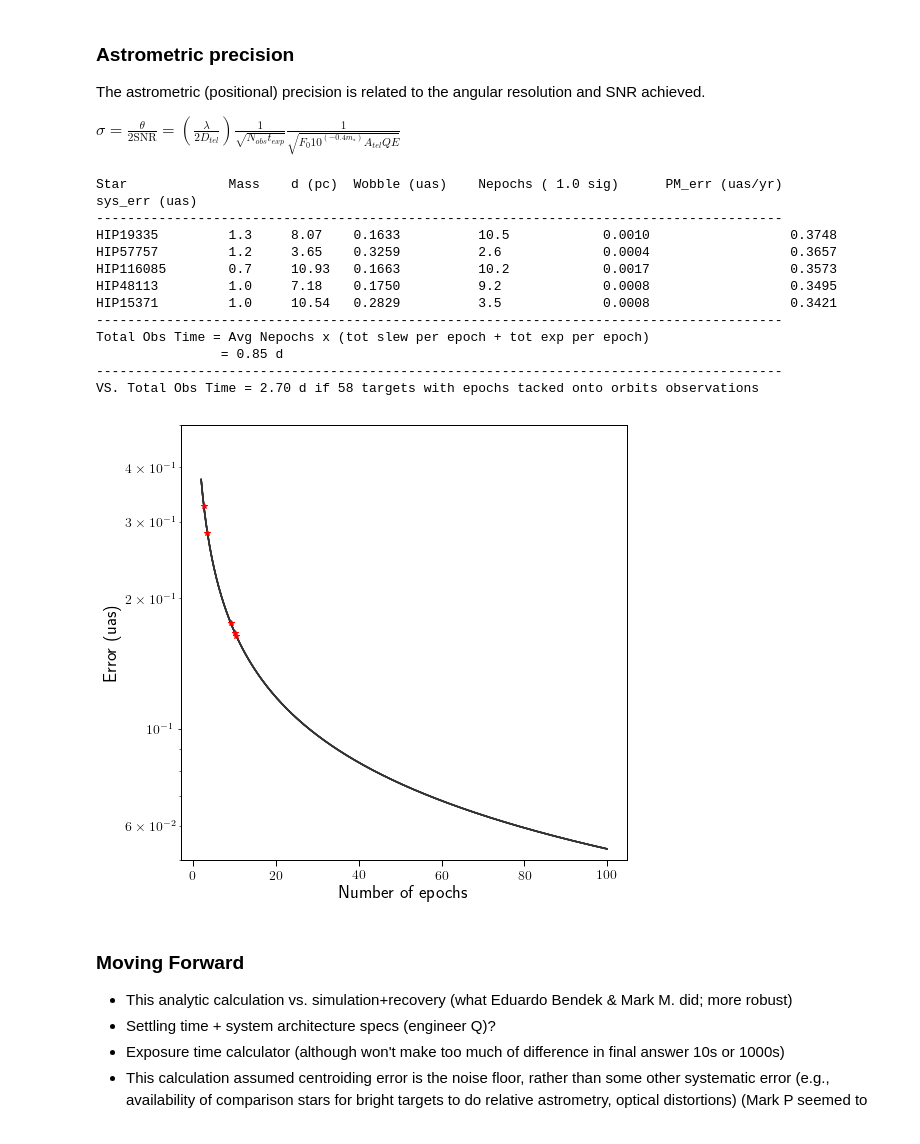
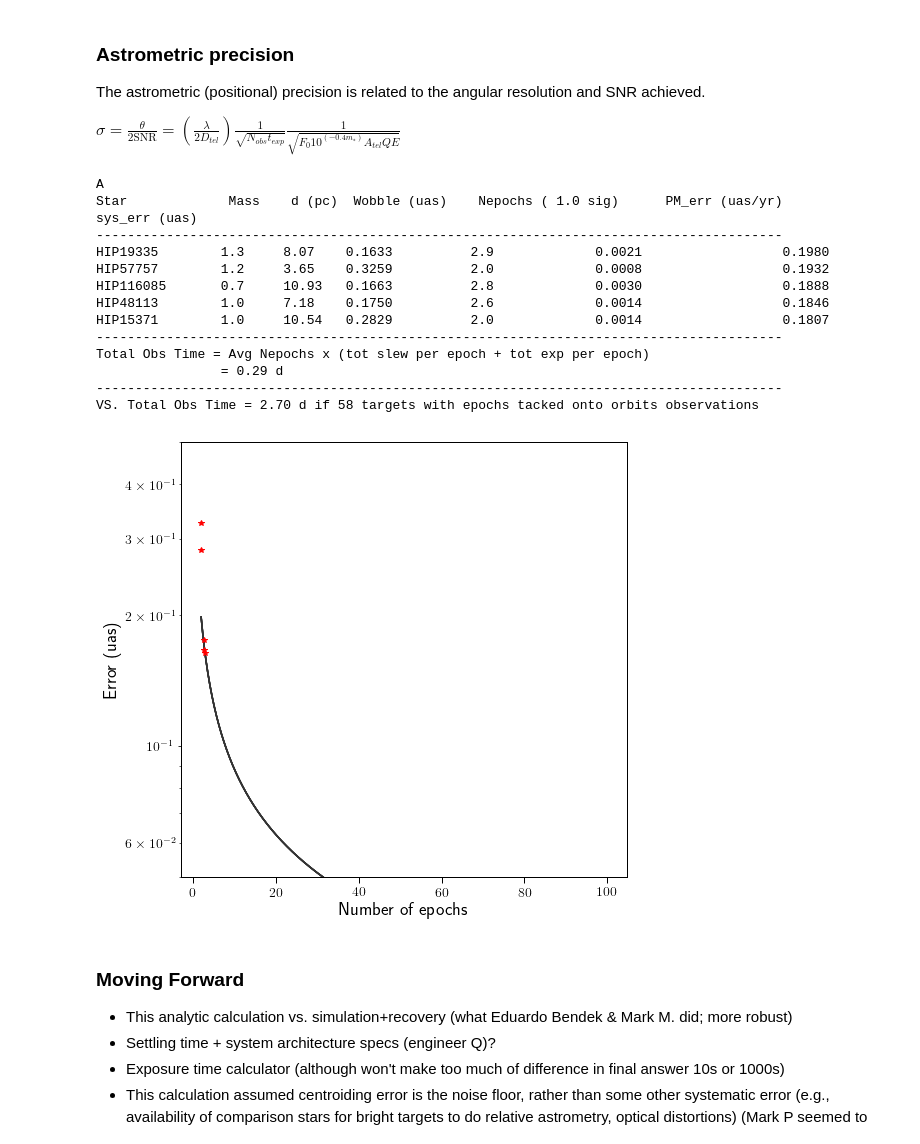
Before and after one commit to jlustigy/luvoir_hec_drm, a Jupyter notebook: astrometry.ipynb, the cells around one changed output. Saved outputs shown, nothing was run; the diff lists cells and outputs as text; code cells hidden in the pictures.

```diff
--- a/astrometry.ipynb
+++ b/astrometry.ipynb
@@ -533,40 +1192,0 @@ plt.show()
-# %%
-# Reproduce Mark Postman's plot for consistency check
-
-d_test = np.linspace(1, 40, 100) # distance array
-apparent_mags = get_apparent_mag(d_test, abs_mag=4.83) #apparent magnitude of sunlike star at different distances
-
-sys_error = dict({'A':0.28, 'B': 0.53}) #micro-arcseconds
-F0 = get_photon_flux(0.) #get flux [phot m^-2 s^-1] of 0th magnitude star
-#F0 = 1000*5500.*1e4 #phot m^-2 s^-1
-#F0 = get_F0_AB(5500.)
-print("Photon flux [phot m^-2 s^-1] of 0th magnitude star (Vega): {}".format(F0))
-
-
-ms = 1.0
-mp = np.array([0.8, 1.0, 10.])
-
-plt.figure(figsize=(8,8))
-for ii in range(len(mp)):
-    plt.plot(d_test, get_astrometric_amplitude(mp[ii], ms, 1.0, d_test), lw=3-ii,
-             label="{} $M_E$".format(mp[ii]))
-
-for arch in ['A', 'B']:
-    dia, area, t_exp = get_telescope_architecture(arch)
-    print("Arch {} has d={}, A={}, t={}".format(arch, dia, area, t_exp))
-    f_equiv = get_equivalent_flux(apparent_mags, F0=F0, A_tel=area)
-    sigmas = get_astrometric_precision(f_equiv, t_exp, d_tel=dia)
-    pm_errors = get_pm_error(sigmas) * 1e6
-
-    #plt.plot(d_test, sigmas*180/np.pi * 3600.*1e6, '--', label='single-epoch uncertainty')
-    plt.plot(d_test, pm_errors, '--', label='Obs. uncertainty {}'.format(arch))
-    plt.axhline(sys_error[arch], alpha=0.4, lw=7, label='Systematic error {}'.format(arch))
-    #plt.plot(d_interesting, pm_errors_interesting*1e6, 'o')
-plt.yscale('log')
-plt.ylabel('Astrometric Amplitude ($\mu$as)')
-plt.xlabel('Distance (pc)')
-plt.xlim((d_test[0], d_test[-1]))
-#plt.ylim((0.001, 100.))
-plt.legend()
-
-print(get_astrometric_amplitude(1.0, 1.0, 1.0, 10.))
@@ -596,10 +1213,12 @@ Nepochs = np.arange(2, 100, 0.1)
 epochs_needed = mag_interesting*0.0
 
 sigma_d=1.
+arch='A'
+print(arch)
 print("""Star\t\t Mass\t d (pc)\t Wobble (uas)\t Nepochs ( {:.1f} sig)\t PM_err (uas/yr)\t sys_err (uas)
 ----------------------------------------------------------------------------------------""".format(sigma_d))
 for jj in range(len(sigmas_interesting)):
-    pm_errors_interesting = get_pm_error(sigmas_interesting[jj], Nepochs=Nepochs, dt=2.) * 1e6
+    pm_errors_interesting = np.array([get_pm_error(sigmas_interesting[jj], Nepochs=Ne, t_tot=2.) for Ne in Nepochs]) * 1e6
     sys_errors = sys_error[arch] / np.sqrt(Nepochs)
     tot_errors = np.sqrt(pm_errors_interesting**2 + sys_errors**2)
 #Nepochs_interesting = get_Nepochs(wobble_interesting*1e-6, sigmas_interesting, dt=2.)
@@ -609,40 +1228,41 @@ for jj in range(len(sigmas_interesting)):
 
     print("{}\t{}\t{:.2f}\t{:.4f}\t\t{:.1f}\t\t{:.4f}\t\t\t{:.4f}".format(obj_names[jj], stellar_masses[jj],
                                                                            stellar_distances[jj], wobble_interesting[jj],
                                                                                          epochs_needed[jj],
                                                                                         pm_errors_interesting[jj], sys_errors[jj]))
 plt.plot(epochs_needed, wobble_interesting, "r*")
 plt.yscale('log')
 plt.ylabel('Error (uas)')
 plt.xlabel('Number of epochs')
 #plt.legend()
 plt.ylim((0.05, .5))
 
 
 
 # assuming 100s exposures per epoch, avg # of epochs needed, and total slew time per epoch,
 # the total telescope time needed is roughly (settling time not accounted for)
 tot_time = np.nanmean(epochs_needed) * (300./60.*5 + 144.41) / 60. / 24.
 #tot_time_58 = np.nanmean(epochs_needed) * (300./60.*58 + 10.*58) / 60. / 24.
 print("""----------------------------------------------------------------------------------------
 Total Obs Time = Avg Nepochs x (tot slew per epoch + tot exp per epoch)
                 = {:.2f} d""".format(tot_time))
 print("""----------------------------------------------------------------------------------------
 VS. Total Obs Time = {:.2f} d if 58 targets with epochs tacked onto orbits observations""".format(tot_time_58+.134))
 # %% [output]
+A
 Star             Mass    d (pc)  Wobble (uas)    Nepochs ( 1.0 sig)      PM_err (uas/yr)         sys_err (uas)
 ----------------------------------------------------------------------------------------
-HIP19335         1.3     8.07    0.1633          10.5            0.0010                  0.3748
-HIP57757         1.2     3.65    0.3259          2.6             0.0004                  0.3657
-HIP116085        0.7     10.93   0.1663          10.2            0.0017                  0.3573
-HIP48113         1.0     7.18    0.1750          9.2             0.0008                  0.3495
-HIP15371         1.0     10.54   0.2829          3.5             0.0008                  0.3421
+HIP19335        1.3     8.07    0.1633          2.9             0.0021                  0.1980
+HIP57757        1.2     3.65    0.3259          2.0             0.0008                  0.1932
+HIP116085       0.7     10.93   0.1663          2.8             0.0030                  0.1888
+HIP48113        1.0     7.18    0.1750          2.6             0.0014                  0.1846
+HIP15371        1.0     10.54   0.2829          2.0             0.0014                  0.1807
 ----------------------------------------------------------------------------------------
 Total Obs Time = Avg Nepochs x (tot slew per epoch + tot exp per epoch)
-                = 0.85 d
+                = 0.29 d
 ----------------------------------------------------------------------------------------
 VS. Total Obs Time = 2.70 d if 58 targets with epochs tacked onto orbits observations
-[figure, old version]
+[figure, new version]
 # %% [markdown]
 ### Moving Forward ###
 - This analytic calculation vs. simulation+recovery (what Eduardo Bendek & Mark M. did; more robust)
```
Also changed, not shown: parts of 29 cells of this notebook.
